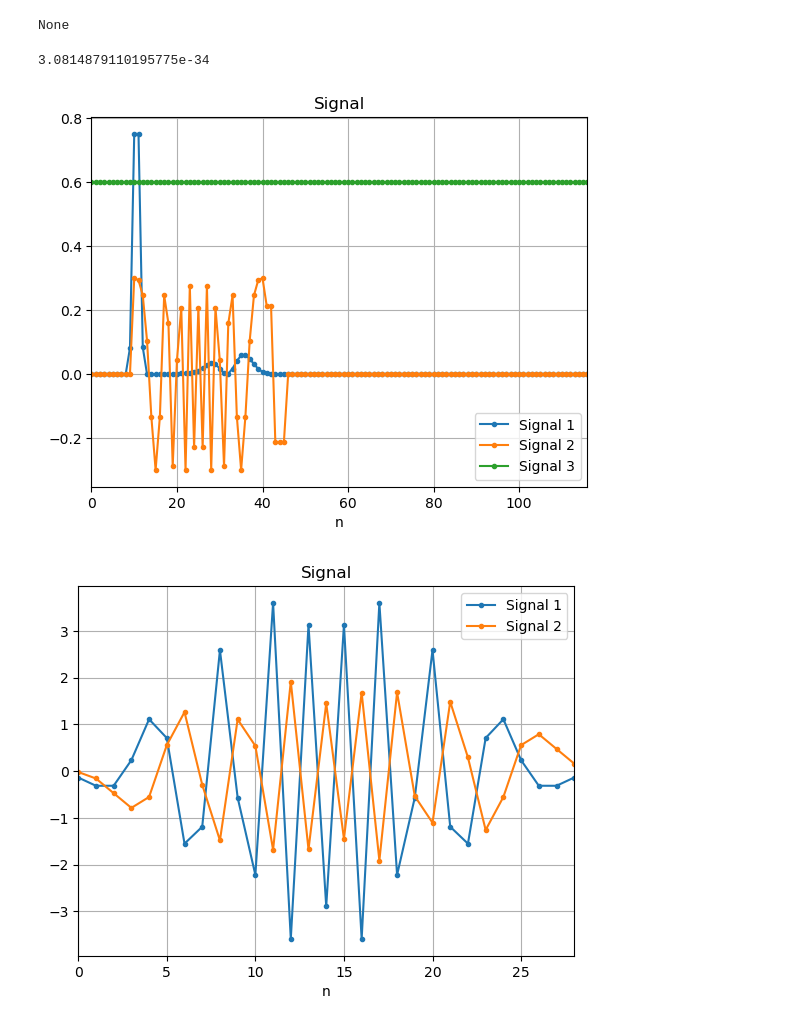
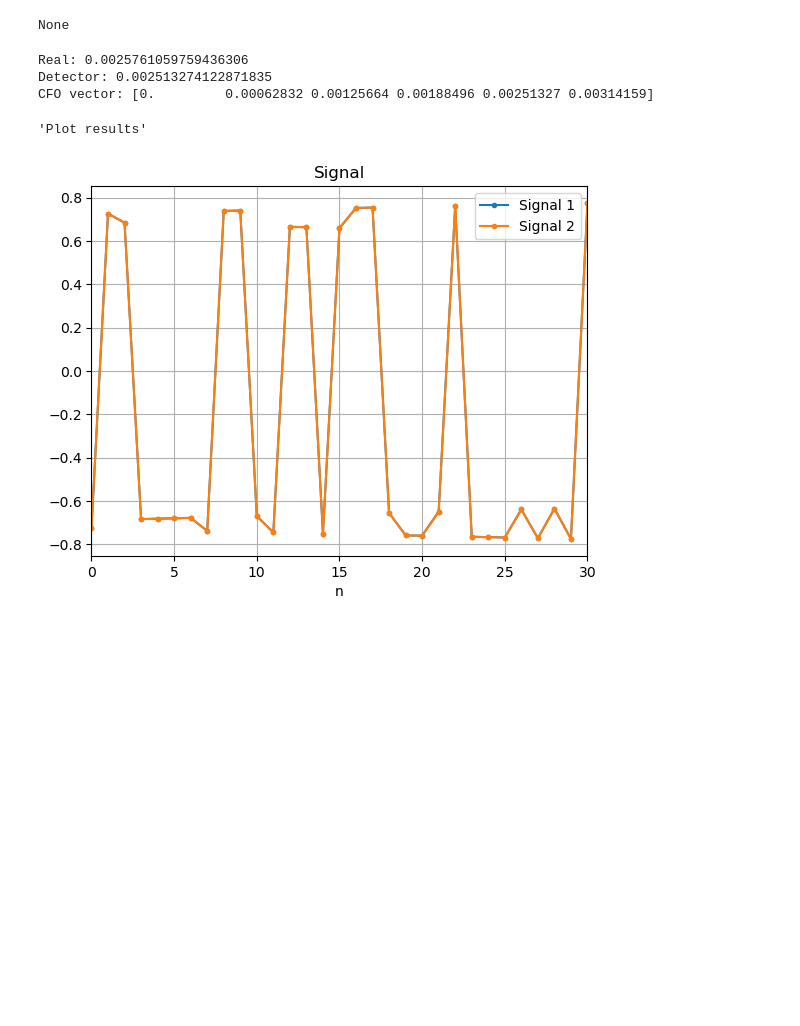
Before and after one commit to cddelong6626/sdr-notebooks, a Jupyter notebook: notebooks/qpsk_sim.ipynb, the cells around one changed output. Drawn from its saved outputs; the diff is of its cells as text; code cells hidden in the pictures; blank space fills up the shorter version.

```diff
--- a/notebooks/qpsk_sim.ipynb
+++ b/notebooks/qpsk_sim.ipynb
@@ -479,53 +479,53 @@ from utils import *
 # np.random.seed(0)
 
 """Generate Frames"""
 preamble = zadoff_chu(31)
 preamble = modulate_qpsk(pn(31*2))
 payload = modulate_qpsk(np.random.randint(2, size=10))
 len_payload = 5
 frames = to_frames(preamble, payload, len_payload)
 
 """Apply channel"""
 sig = np.concatenate((np.zeros(10), frames[0], np.zeros(100)))
 # sig = apply_fto(frames, 200)
 # sig = np.concat(frames)
 # sig = apply_awgn(sig, 10)
 # sig = apply_sto(sig, 0.2)
-pct = 0.00
-sig = apply_cfo(sig, pct)
-# sig = apply_cfo(sig, w_offset=0.2)
+pct = 0.041
+# sig = apply_cfo(sig, pct)
+w_off = pct*2*np.pi/100
+sig = apply_cfo(sig, w_offset=w_off)
 
 
 """Run frame detector"""
 t = 0.6 # threshold
-cfd = DifferentialCorrelationFrameDetector(preamble, len(preamble)+len_payload, t)
-detected_frames = cfd.process(sig)
+fd = AcquisitionFrameDetector(preamble, len(preamble), t)
+res = fd.process(sig)[0]
+first_detected_frame = res.frame
+plot_signal(first_detected_frame, sig[10:10+len(preamble)])
+print(f"Real: {w_off}\nDetector: {res.cfo}")
+print(f"CFO vector: {fd.cfo_vector}")
+
 
 """Plot results"""
-t_vec = t * np.ones_like(sig)
-plot_signal(cfd.debug[0], sig*0.3, t_vec, n_samps=len(sig))
-plot_signal(cfd.debug[1], cfd.debug[2])
+# t_vec = t * np.ones_like(sig)
+# plot_signal(cfd.debug[0], sig*0.3, t_vec, n_samps=len(sig))
+# plot_signal(cfd.debug[1], cfd.debug[2])
 
-pdcc = PhaseDriftCFOCorrector(preamble, detection_threshold=t, detector_cls=DifferentialCorrelationFrameDetector)
-pdcc.process(sig)
-print(pdcc.get_estimate())
-plot_signal(pdcc.debug[0], preamble)
+# pdcc = PhaseDriftCFOCorrector(preamble, detection_threshold=t, detector_cls=AcquisitionFrameDetector)
+# pdcc.process(sig)
+# print(pdcc.get_estimate()/(2*np.pi))
+# plot_signal(pdcc.debug[0], preamble)
 
 
-# ccc = CoarseCFOCorrector(preamble)
-# print(ccc.guess(sig))
-# print(ccc.w_est)
-# plot_signal(ccc.test[0])
-# plot_signal(ccc.test[1])
-# plot_signal(ccc.test[2])
-
-# print(np.mean(ccc.test[0]))
 
 # frames_out = np.concatenate(frames)
 # frames_in = np.concatenate(detected_frames)
 
 # plot_signal(frames_out, frames_in)
 # %% [output]
-3.0814879110195775e-34
+Real: 0.0025761059759436306
+Detector: 0.002513274122871835
+CFO vector: [0.         0.00062832 0.00125664 0.00188496 0.00251327 0.00314159]
+'Plot results'
-[figure, old version]
+[figure, new version]
-[figure, removed]
```
Also changed, not shown: parts of 1 cell of this notebook, 2 other files.
